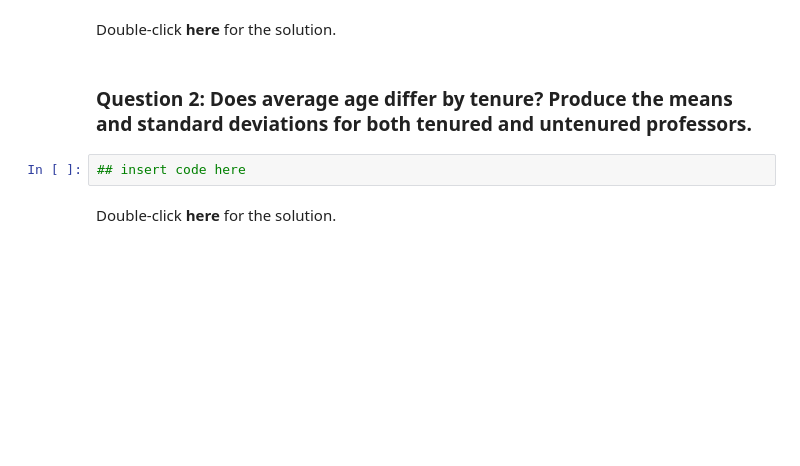
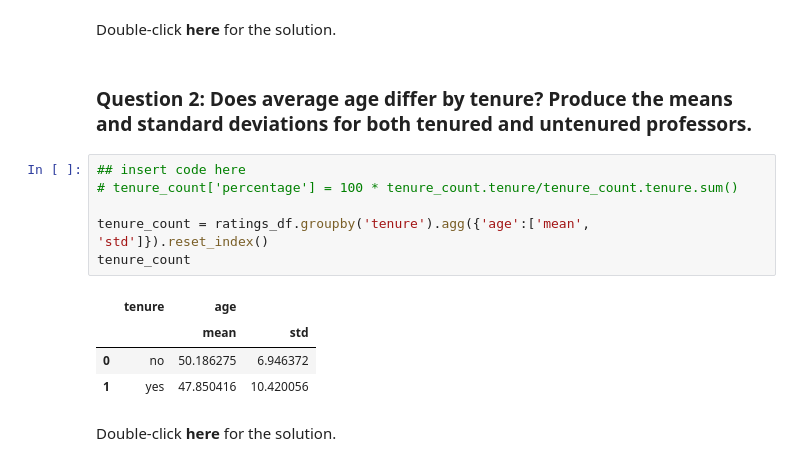
Before and after one commit to a920604a/coursera-bk, a Jupyter notebook: Data Science Fundamentals with Python and SQL Specialization/Statistics for Data Science with Python/Descriptive_Statistics.ipynb, the cells around one changed output. Saved outputs shown, nothing was run; the diff lists cells and outputs as text; blank space fills up the shorter version.

```diff
--- a/Data Science Fundamentals with Python and SQL Specialization/Statistics for Data Science with Python/Descriptive_Statistics.ipynb
+++ b/Data Science Fundamentals with Python and SQL Specialization/Statistics for Data Science with Python/Descriptive_Statistics.ipynb
@@ -228,8 +258,17 @@ tenure_count
 -->
 # %% [markdown]
 ### Question 2: Does average age differ by tenure? Produce the means and standard deviations for both tenured and untenured professors.
-# %%
-## insert code here
+# %%
+## insert code here
+# tenure_count['percentage'] = 100 * tenure_count.tenure/tenure_count.tenure.sum()
+
+tenure_count = ratings_df.groupby('tenure').agg({'age':['mean', 'std']}).reset_index()
+tenure_count
+# %% [output]
+|  | tenure | age |  |
+|  |  | mean | std |
+| 0 | no | 50.186275 | 6.946372 |
+| 1 | yes | 47.850416 | 10.420056 |
 # %% [markdown]
 Double-click **here** for the solution.
 
```
Also changed, not shown: parts of 8 cells of this notebook.
